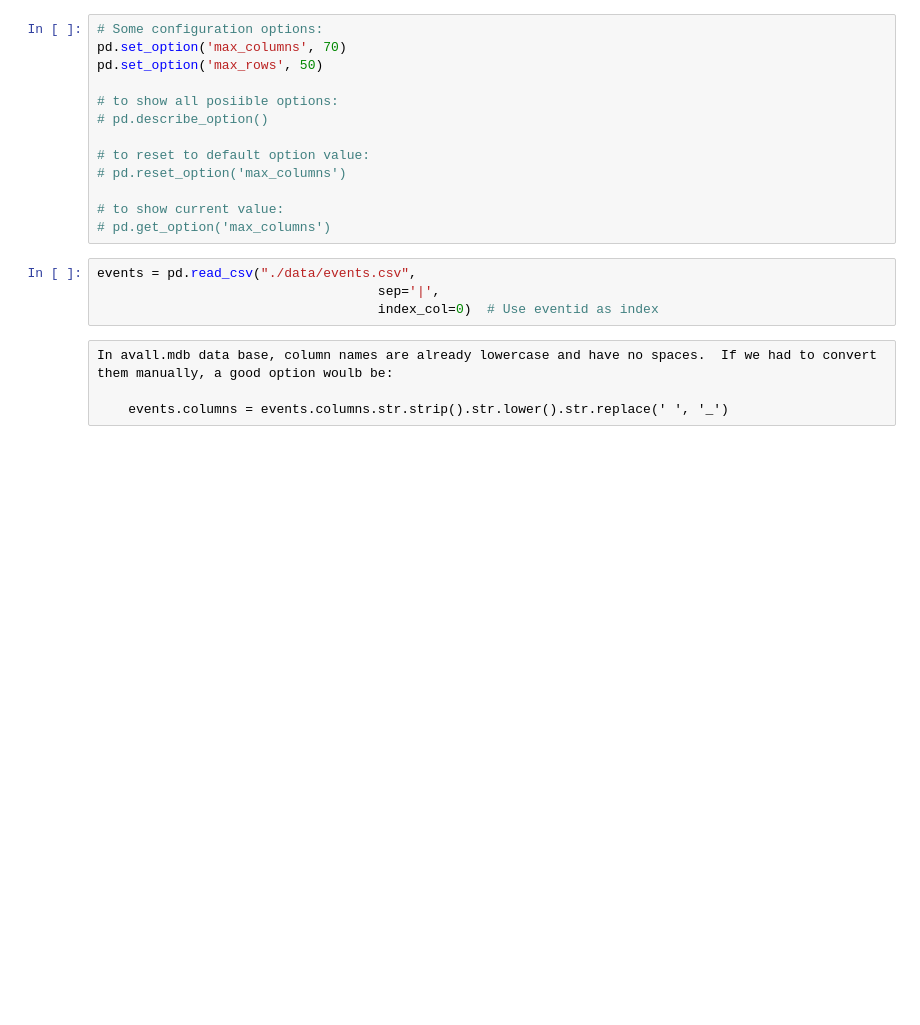
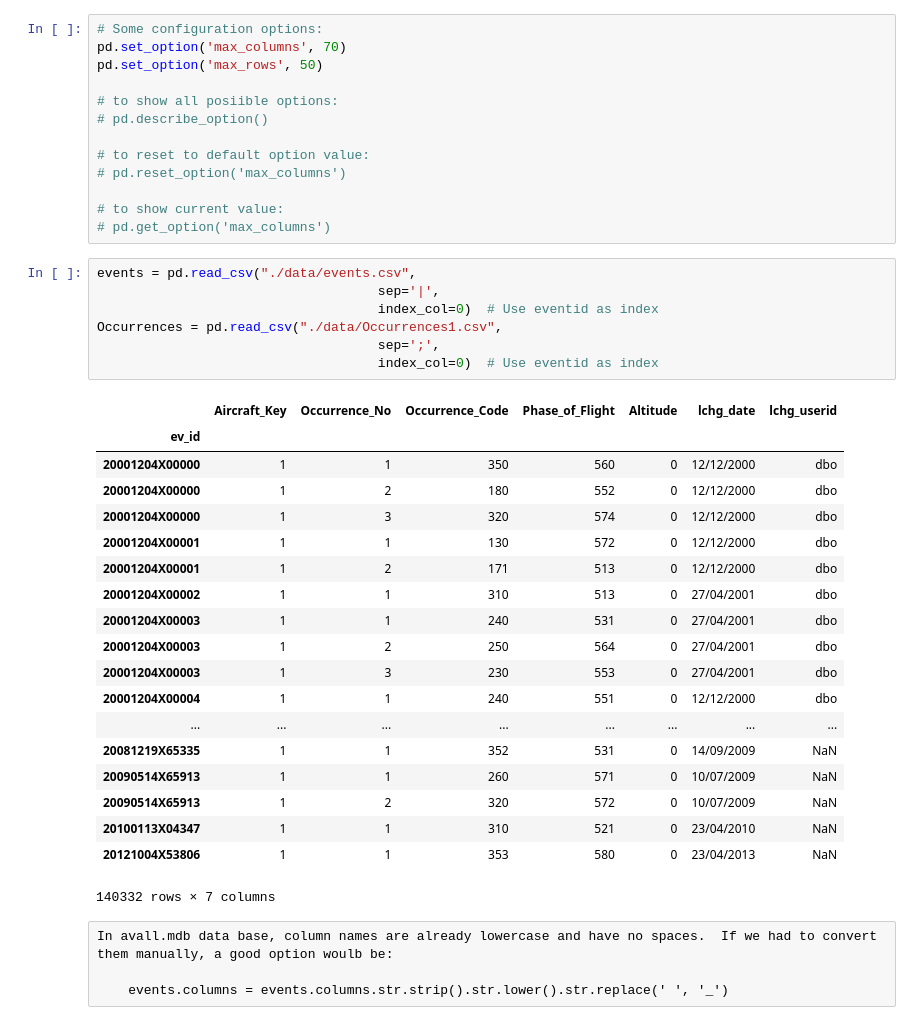
Before and after one commit to AeroPython/remove-before-flight, a Jupyter notebook: Remove before flight.ipynb, the cells around one changed output. Cells and saved outputs as stored; diff of their text form; blank space fills up the shorter version.

```diff
--- a/Remove before flight.ipynb
+++ b/Remove before flight.ipynb
@@ -51,7 +52,30 @@ pd.set_option('max_rows', 50)
 # %%
 events = pd.read_csv("./data/events.csv",
                                     sep='|',
                                     index_col=0)  # Use eventid as index
+Occurrences = pd.read_csv("./data/Occurrences1.csv",
+                                    sep=';',
+                                    index_col=0)  # Use eventid as index
+# %% [output]
+|  | Aircraft_Key | Occurrence_No | Occurrence_Code | Phase_of_Flight | Altitude | lchg_date | lchg_userid |
+| ev_id |  |  |  |  |  |  |  |
+| 20001204X00000 | 1 | 1 | 350 | 560 | 0 | 12/12/2000 | dbo |
+| 20001204X00000 | 1 | 2 | 180 | 552 | 0 | 12/12/2000 | dbo |
+| 20001204X00000 | 1 | 3 | 320 | 574 | 0 | 12/12/2000 | dbo |
+| 20001204X00001 | 1 | 1 | 130 | 572 | 0 | 12/12/2000 | dbo |
+| 20001204X00001 | 1 | 2 | 171 | 513 | 0 | 12/12/2000 | dbo |
+| 20001204X00002 | 1 | 1 | 310 | 513 | 0 | 27/04/2001 | dbo |
+| 20001204X00003 | 1 | 1 | 240 | 531 | 0 | 27/04/2001 | dbo |
+| 20001204X00003 | 1 | 2 | 250 | 564 | 0 | 27/04/2001 | dbo |
+| 20001204X00003 | 1 | 3 | 230 | 553 | 0 | 27/04/2001 | dbo |
+| 20001204X00004 | 1 | 1 | 240 | 551 | 0 | 12/12/2000 | dbo |
+| ... | ... | ... | ... | ... | ... | ... | ... |
+| 20081219X65335 | 1 | 1 | 352 | 531 | 0 | 14/09/2009 | NaN |
+| 20090514X65913 | 1 | 1 | 260 | 571 | 0 | 10/07/2009 | NaN |
+| 20090514X65913 | 1 | 2 | 320 | 572 | 0 | 10/07/2009 | NaN |
+| 20100113X04347 | 1 | 1 | 310 | 521 | 0 | 23/04/2010 | NaN |
+| 20121004X53806 | 1 | 1 | 353 | 580 | 0 | 23/04/2013 | NaN |
+140332 rows × 7 columns
 # %% [raw]
 In avall.mdb data base, column names are already lowercase and have no spaces.  If we had to convert them manually, a good option woulb be:
 
```
Also changed, not shown: parts of 2 cells of this notebook.
